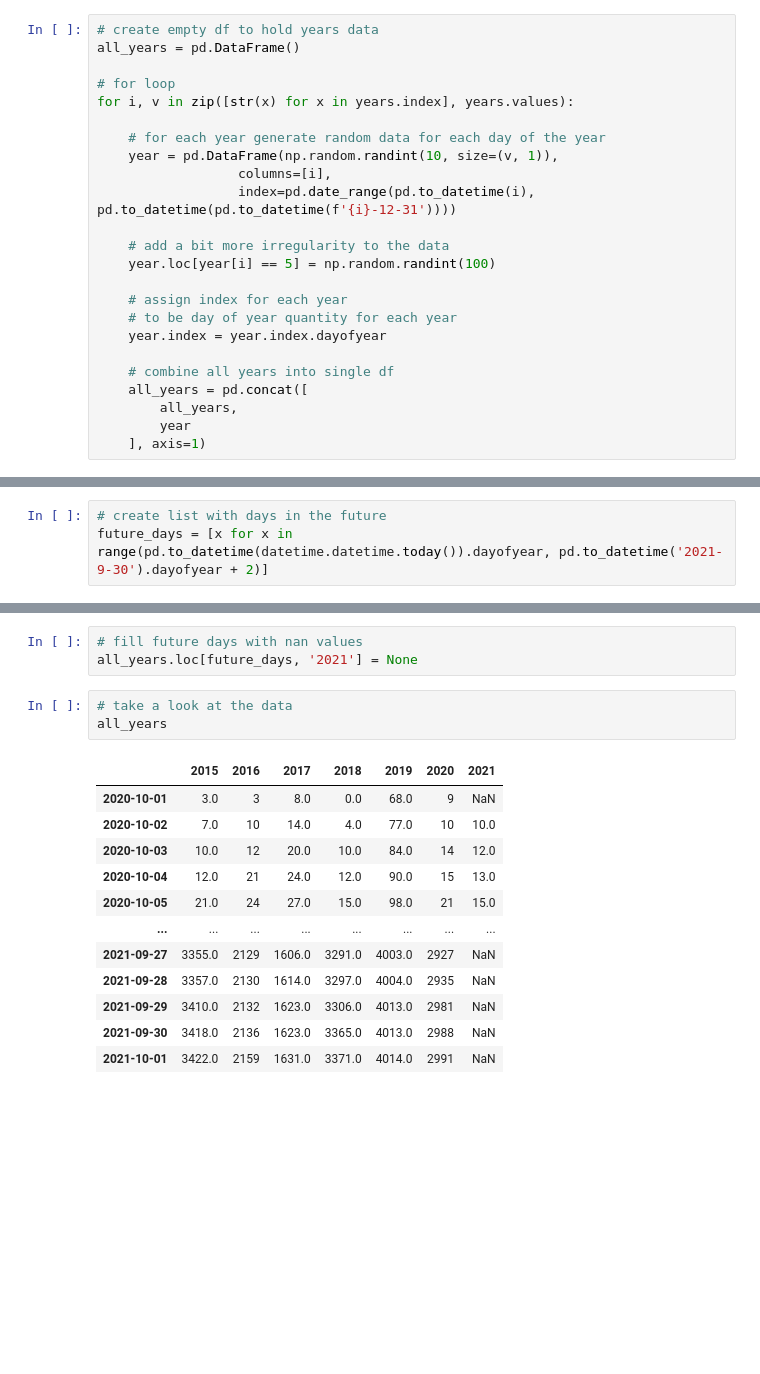
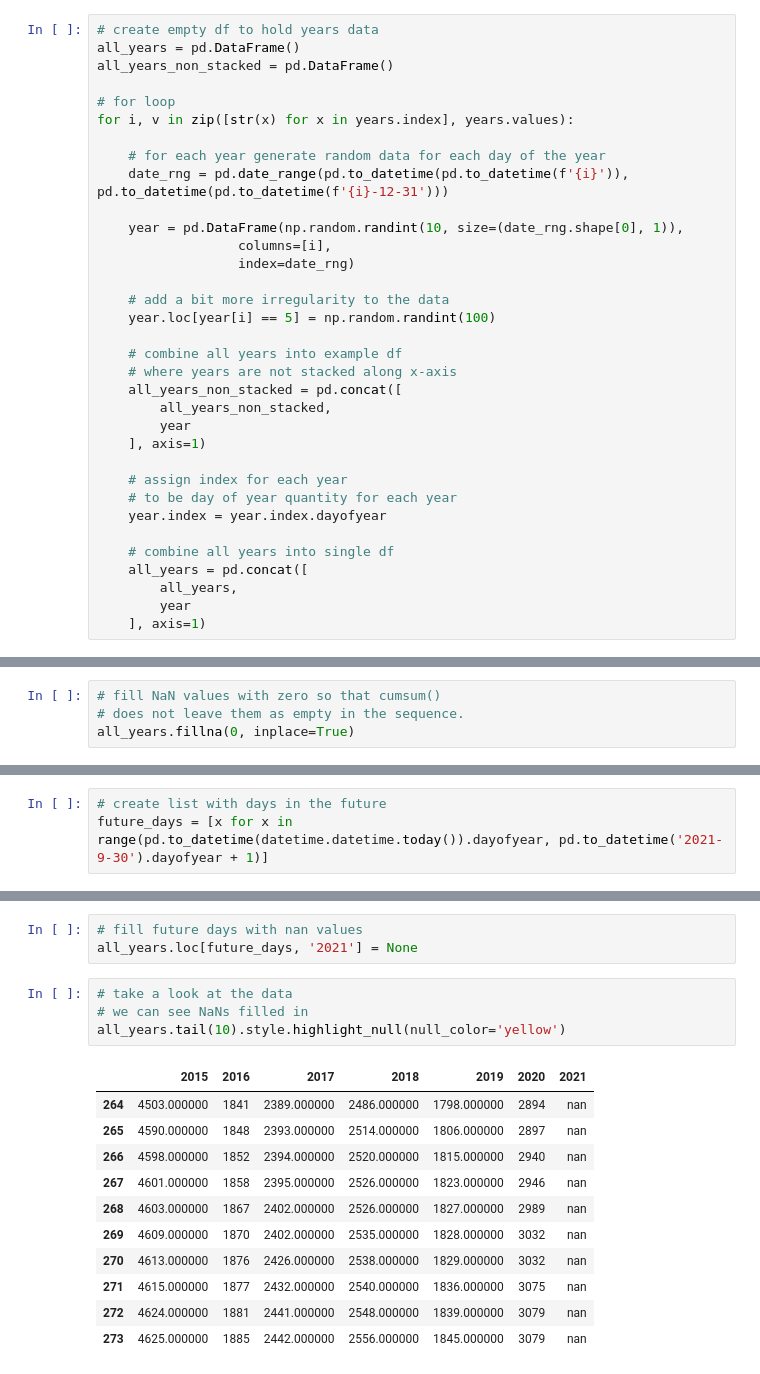
Before and after one commit to mrkjhsn/Python-Playground, a Jupyter notebook: cross_year_time_series_analysis.ipynb, the cells around one changed output, grey strips where cells are left out. Drawn from its saved outputs; the diff is of its cells as text; blank space fills up the shorter version.

```diff
--- a/cross_year_time_series_analysis.ipynb
+++ b/cross_year_time_series_analysis.ipynb
@@ -30,17 +35,27 @@ Name: 0, dtype: int64
 # %%
 # create empty df to hold years data
 all_years = pd.DataFrame()
+all_years_non_stacked = pd.DataFrame()
 
 # for loop
 for i, v in zip([str(x) for x in years.index], years.values):
 
     # for each year generate random data for each day of the year
-    year = pd.DataFrame(np.random.randint(10, size=(v, 1)),
+    date_rng = pd.date_range(pd.to_datetime(pd.to_datetime(f'{i}')), pd.to_datetime(pd.to_datetime(f'{i}-12-31')))
+
+    year = pd.DataFrame(np.random.randint(10, size=(date_rng.shape[0], 1)),
                   columns=[i],
-                  index=pd.date_range(pd.to_datetime(i), pd.to_datetime(pd.to_datetime(f'{i}-12-31'))))
+                  index=date_rng)
 
     # add a bit more irregularity to the data
     year.loc[year[i] == 5] = np.random.randint(100)
+
+    # combine all years into example df
+    # where years are not stacked along x-axis
+    all_years_non_stacked = pd.concat([
+        all_years_non_stacked,
+        year
+    ], axis=1)
 
     # assign index for each year
     # to be day of year quantity for each year
@@ -95,3 +128,7 @@ all_years.index = pd.Categorical(all_years.index, categories=adj_day_sequence, o
+# %%
+# fill NaN values with zero so that cumsum()
+# does not leave them as empty in the sequence.
+all_years.fillna(0, inplace=True)
 # %%
 # find cumulative sum for all years
 all_years = all_years.sort_index().cumsum()
@@ -100,6 +156,6 @@ all_years = all_years.sort_index().cumsum()
 # %%
 # create list with days in the future
-future_days = [x for x in range(pd.to_datetime(datetime.datetime.today()).dayofyear, pd.to_datetime('2021-9-30').dayofyear + 2)]
+future_days = [x for x in range(pd.to_datetime(datetime.datetime.today()).dayofyear, pd.to_datetime('2021-9-30').dayofyear + 1)]
 # %%
 str(future_days)
 # %% [output]
@@ -109,17 +165,17 @@ str(future_days)
 all_years.loc[future_days, '2021'] = None
 # %%
 # take a look at the data
-all_years
+# we can see NaNs filled in
+all_years.tail(10).style.highlight_null(null_color='yellow')
 # %% [output]
 |  | 2015 | 2016 | 2017 | 2018 | 2019 | 2020 | 2021 |
-| 2020-10-01 | 3.0 | 3 | 8.0 | 0.0 | 68.0 | 9 | NaN |
-| 2020-10-02 | 7.0 | 10 | 14.0 | 4.0 | 77.0 | 10 | 10.0 |
-| 2020-10-03 | 10.0 | 12 | 20.0 | 10.0 | 84.0 | 14 | 12.0 |
-| 2020-10-04 | 12.0 | 21 | 24.0 | 12.0 | 90.0 | 15 | 13.0 |
-| 2020-10-05 | 21.0 | 24 | 27.0 | 15.0 | 98.0 | 21 | 15.0 |
-| ... | ... | ... | ... | ... | ... | ... | ... |
-| 2021-09-27 | 3355.0 | 2129 | 1606.0 | 3291.0 | 4003.0 | 2927 | NaN |
-| 2021-09-28 | 3357.0 | 2130 | 1614.0 | 3297.0 | 4004.0 | 2935 | NaN |
-| 2021-09-29 | 3410.0 | 2132 | 1623.0 | 3306.0 | 4013.0 | 2981 | NaN |
-| 2021-09-30 | 3418.0 | 2136 | 1623.0 | 3365.0 | 4013.0 | 2988 | NaN |
-| 2021-10-01 | 3422.0 | 2159 | 1631.0 | 3371.0 | 4014.0 | 2991 | NaN |
+| 264 | 4503.000000 | 1841 | 2389.000000 | 2486.000000 | 1798.000000 | 2894 | nan |
+| 265 | 4590.000000 | 1848 | 2393.000000 | 2514.000000 | 1806.000000 | 2897 | nan |
+| 266 | 4598.000000 | 1852 | 2394.000000 | 2520.000000 | 1815.000000 | 2940 | nan |
+| 267 | 4601.000000 | 1858 | 2395.000000 | 2526.000000 | 1823.000000 | 2946 | nan |
+| 268 | 4603.000000 | 1867 | 2402.000000 | 2526.000000 | 1827.000000 | 2989 | nan |
+| 269 | 4609.000000 | 1870 | 2402.000000 | 2535.000000 | 1828.000000 | 3032 | nan |
+| 270 | 4613.000000 | 1876 | 2426.000000 | 2538.000000 | 1829.000000 | 3032 | nan |
+| 271 | 4615.000000 | 1877 | 2432.000000 | 2540.000000 | 1836.000000 | 3075 | nan |
+| 272 | 4624.000000 | 1881 | 2441.000000 | 2548.000000 | 1839.000000 | 3079 | nan |
+| 273 | 4625.000000 | 1885 | 2442.000000 | 2556.000000 | 1845.000000 | 3079 | nan |
```
Also changed, not shown: parts of 21 cells of this notebook.
